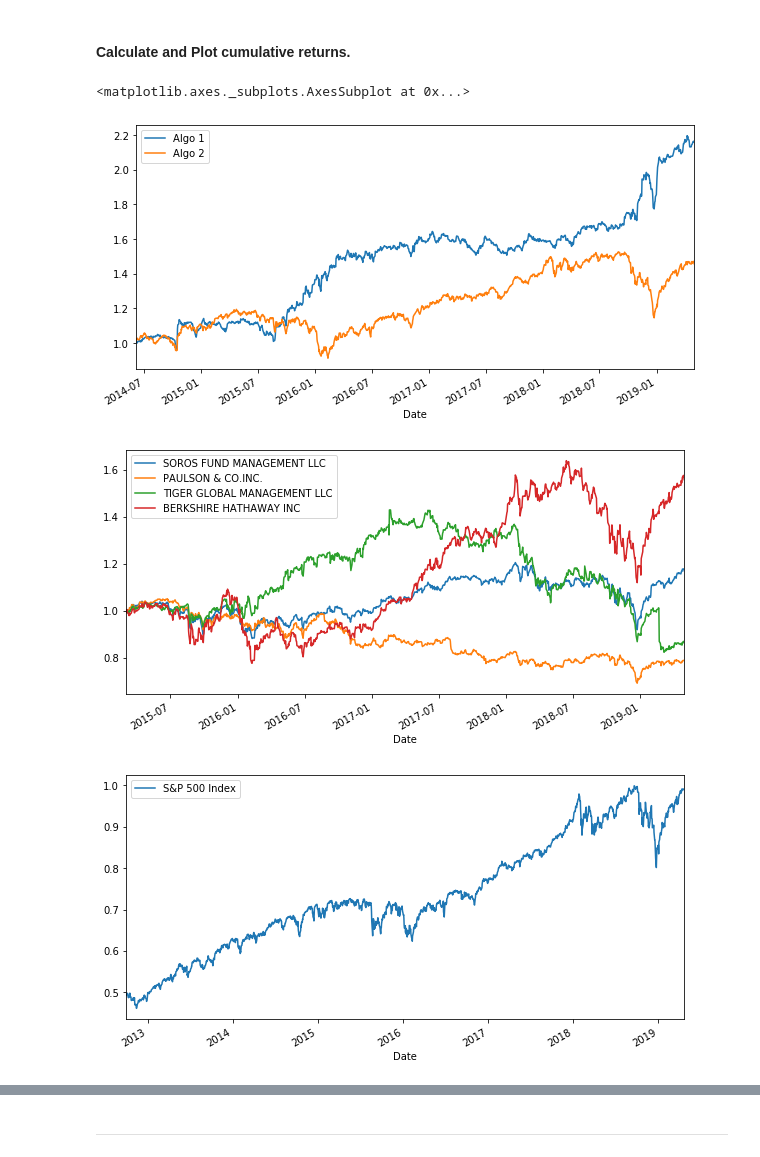
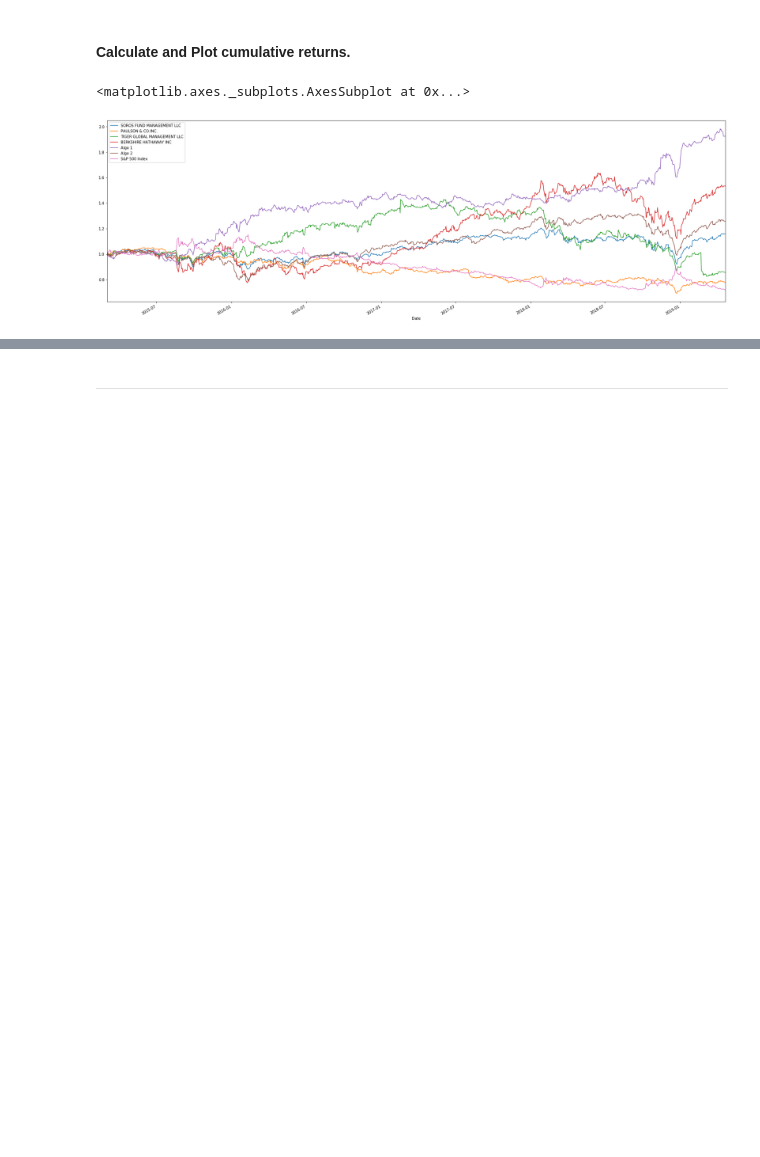
Before and after one commit to jayxcao/python-week4, a Jupyter notebook: whale_analysis.ipynb, the cells around one changed output, grey strips where cells are left out. Cells and saved outputs as stored; diff of their text form; code cells hidden in the pictures; blank space fills up the shorter version.

```diff
--- a/whale_analysis.ipynb
+++ b/whale_analysis.ipynb
@@ -207,18 +205,16 @@ concat_df.plot()
 # %%
 # Calculate cumulative returns of all portfolios
 sp500_cr = (1 + sp500_data_dr).cumprod()
 whale_cr = (1 + whale_data_nonull).cumprod()
 algo_cr = (1 + algo_data_nonull).cumprod()
 
 concat_cr = (1 + concat_df).cumprod()
 # Plot cumulative returns
-algo_cr.plot(figsize=(10,5))
-whale_cr.plot(figsize=(10,5))
-sp500_cr.plot(figsize=(10,5))
+#algo_cr.plot(figsize=(25,10))
+#whale_cr.plot(figsize=(25,10))
+#sp500_cr.plot(figsize=(25,10))
 
-concat_cr.plot(figsize=(10,5))
+concat_cr.plot(figsize=(30,10))
 # %% [output]
 <matplotlib.axes._subplots.AxesSubplot at 0x...>
-[figure, old version]
+[figure, new version]
-[figure, removed]
-[figure, removed]
```
Also changed, not shown: parts of 38 cells of this notebook, 3 other files.
